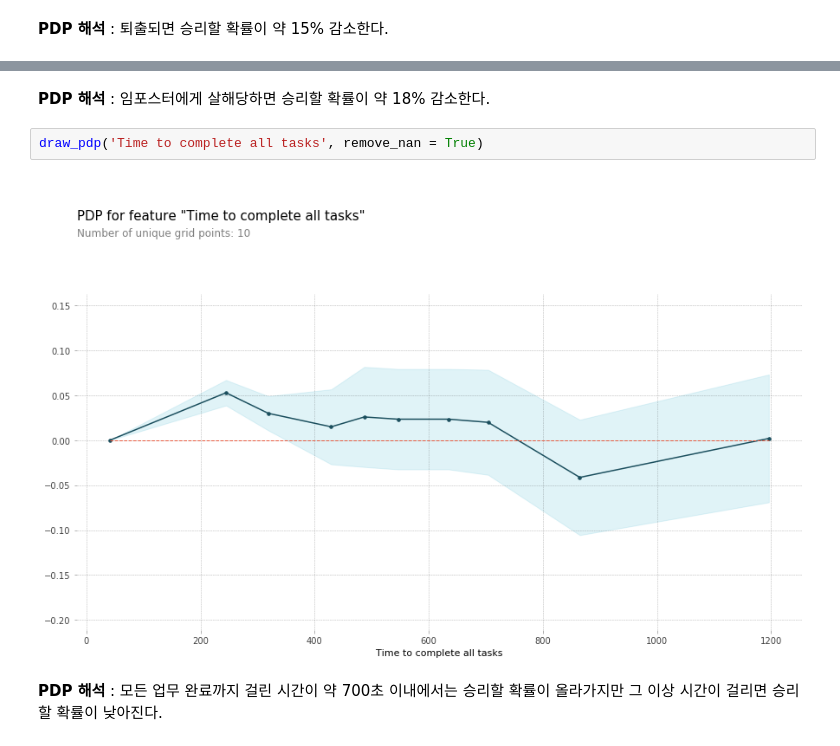
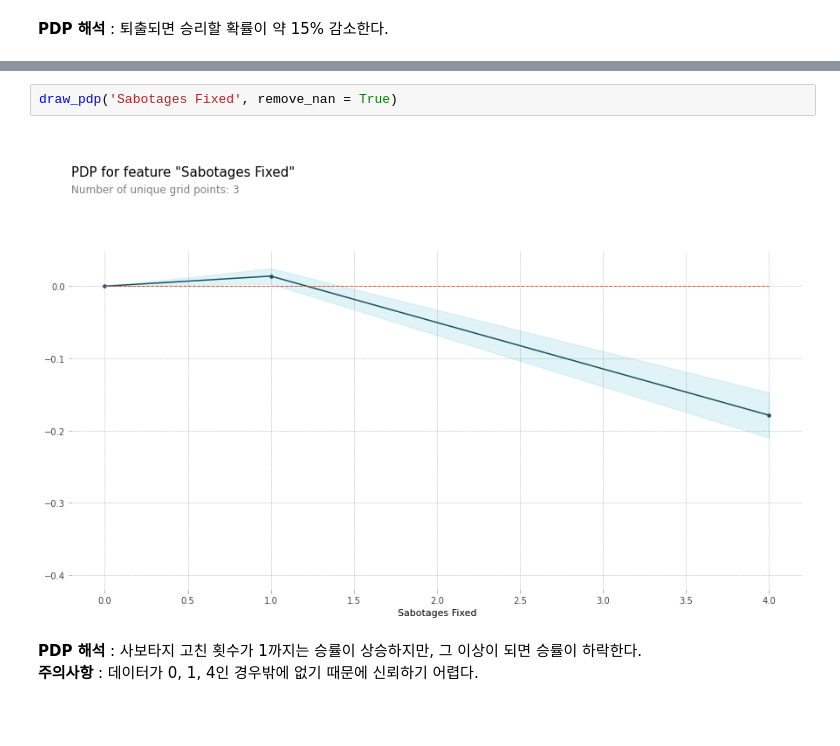
Before and after one commit to donghwi2022/ds-section2-project, a Jupyter notebook: section2_project.ipynb, the cells around one changed output, grey strips where cells are left out. Drawn from its saved outputs; the diff is of its cells as text; blank space fills up the shorter version.

```diff
--- a/section2_project.ipynb
+++ b/section2_project.ipynb
@@ -537,8 +541,7 @@ draw_pdp('Murdered', do_mapping = True)
-# %% [markdown]
-**PDP 해석** : 임포스터에게 살해당하면 승리할 확률이 약 18% 감소한다.
 # %%
-draw_pdp('Time to complete all tasks', remove_nan = True)
+draw_pdp('Sabotages Fixed', remove_nan = True)
 # %% [output]
-[figure, old version]
+[figure, new version]
-# %% [markdown]
-**PDP 해석** : 모든 업무 완료까지 걸린 시간이 약 700초 이내에서는 승리할 확률이 올라가지만 그 이상 시간이 걸리면 승리할 확률이 낮아진다.
+# %% [markdown]
+**PDP 해석** : 사보타지 고친 횟수가 1까지는 승률이 상승하지만, 그 이상이 되면 승률이 하락한다. <br>
+**주의사항** : 데이터가 0, 1, 4인 경우밖에 없기 때문에 신뢰하기 어렵다.
```
Also changed, not shown: parts of 9 cells of this notebook.
